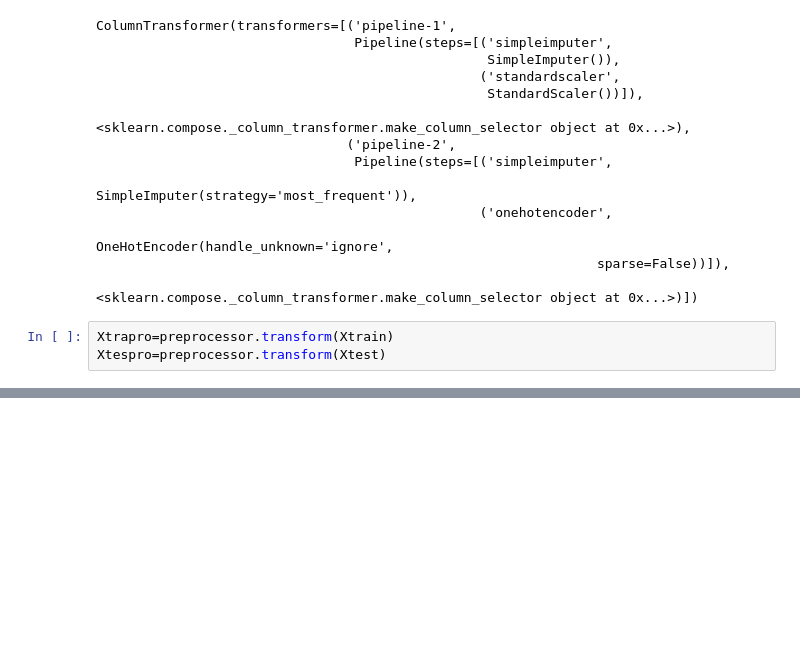
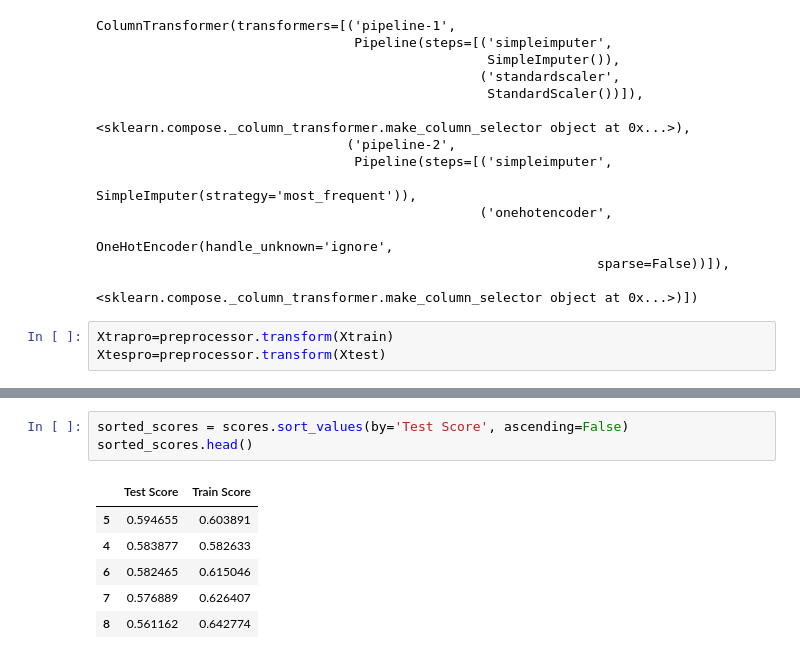
Before and after one commit to Jkhou1000/Market-Project, a Jupyter notebook: Project_1.ipynb, the cells around one changed output, grey strips where cells are left out. Cells and saved outputs as stored; diff of their text form; blank space fills up the shorter version.

```diff
--- a/Project_1.ipynb
+++ b/Project_1.ipynb
@@ -542,0 +678,10 @@ array([[ 0.88049809, -0.71277507,  1.82810922, ...,  0.        ,
+# %%
+sorted_scores = scores.sort_values(by='Test Score', ascending=False)
+sorted_scores.head()
+# %% [output]
+|  | Test Score | Train Score |
+| 5 | 0.594655 | 0.603891 |
+| 4 | 0.583877 | 0.582633 |
+| 6 | 0.582465 | 0.615046 |
+| 7 | 0.576889 | 0.626407 |
+| 8 | 0.561162 | 0.642774 |
```
Also changed, not shown: parts of 35 cells of this notebook.
